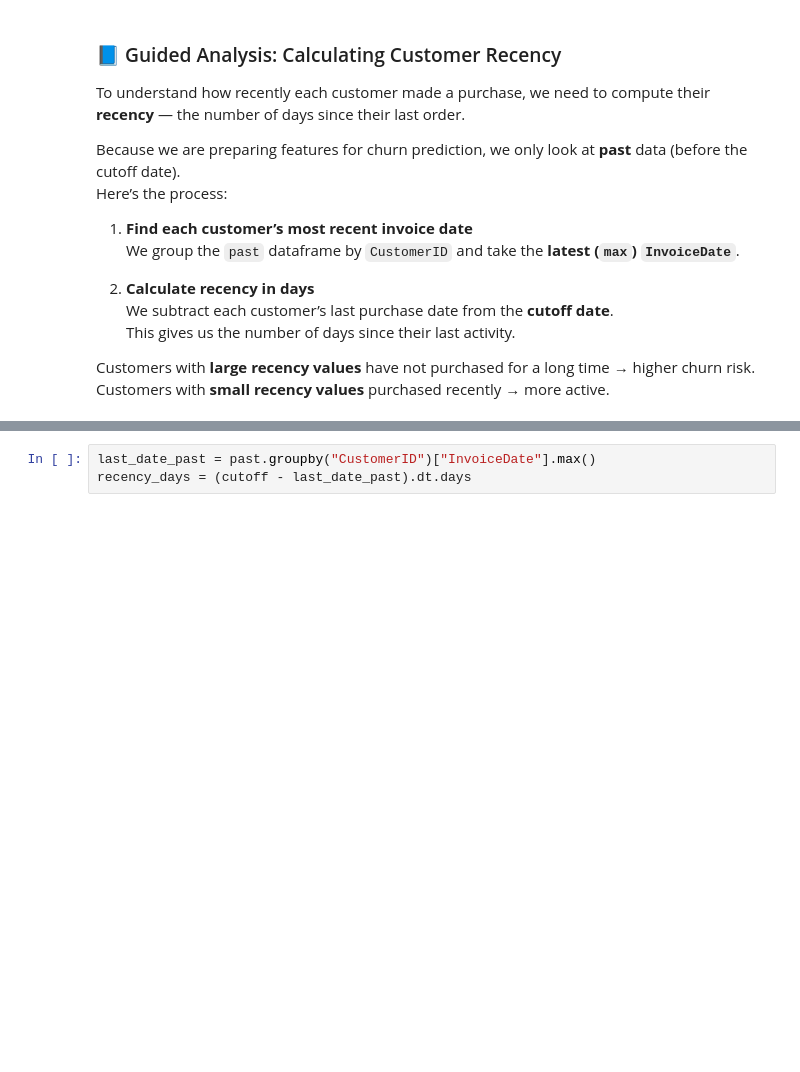
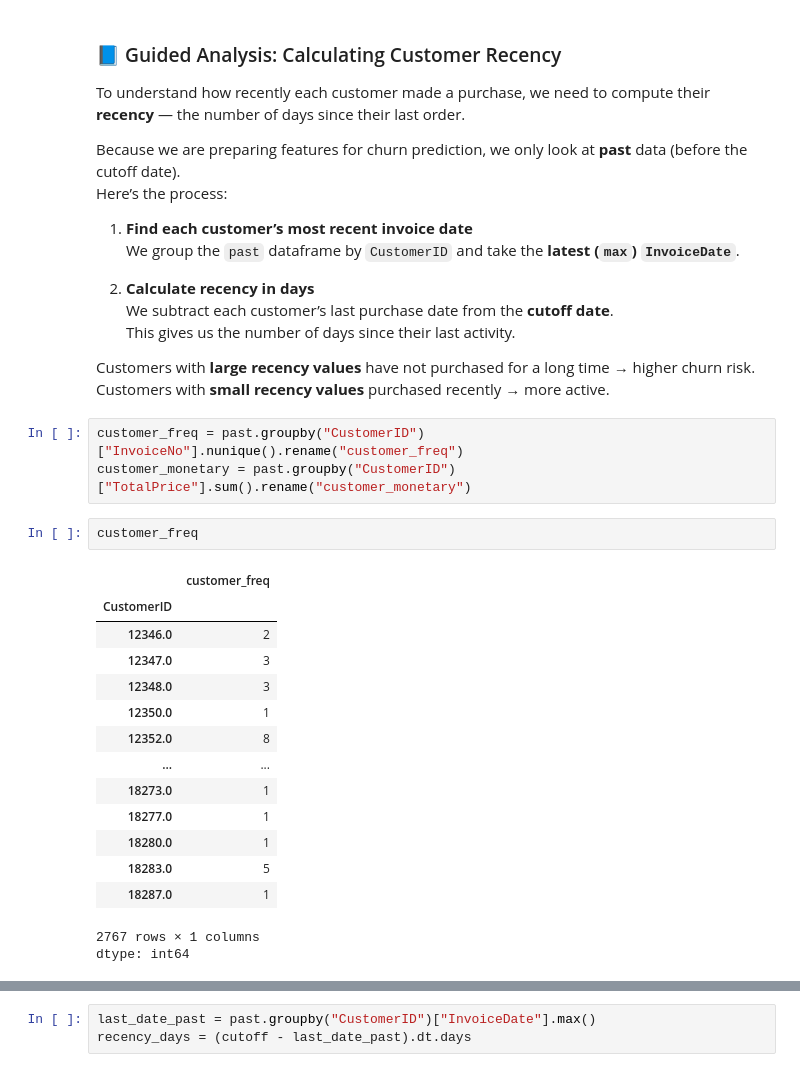
Before and after one commit to JanaAliCS/machine_leanring, a Jupyter notebook: Assignment_4.ipynb, the cells around one changed output, grey strips where cells are left out. Drawn from its saved outputs; the diff is of its cells as text; blank space fills up the shorter version.

```diff
--- a/Assignment_4.ipynb
+++ b/Assignment_4.ipynb
@@ -281,3 +275,24 @@ Here’s the process:
 
 Customers with **large recency values** have not purchased for a long time → higher churn risk.
 Customers with **small recency values** purchased recently → more active.
+# %%
+customer_freq = past.groupby("CustomerID")["InvoiceNo"].nunique().rename("customer_freq")
+customer_monetary = past.groupby("CustomerID")["TotalPrice"].sum().rename("customer_monetary")
+# %%
+customer_freq
+# %% [output]
+|  | customer_freq |
+| CustomerID |  |
+| 12346.0 | 2 |
+| 12347.0 | 3 |
+| 12348.0 | 3 |
+| 12350.0 | 1 |
+| 12352.0 | 8 |
+| ... | ... |
+| 18273.0 | 1 |
+| 18277.0 | 1 |
+| 18280.0 | 1 |
+| 18283.0 | 5 |
+| 18287.0 | 1 |
+2767 rows × 1 columns
+dtype: int64
```
Also changed, not shown: parts of 17 cells of this notebook.
